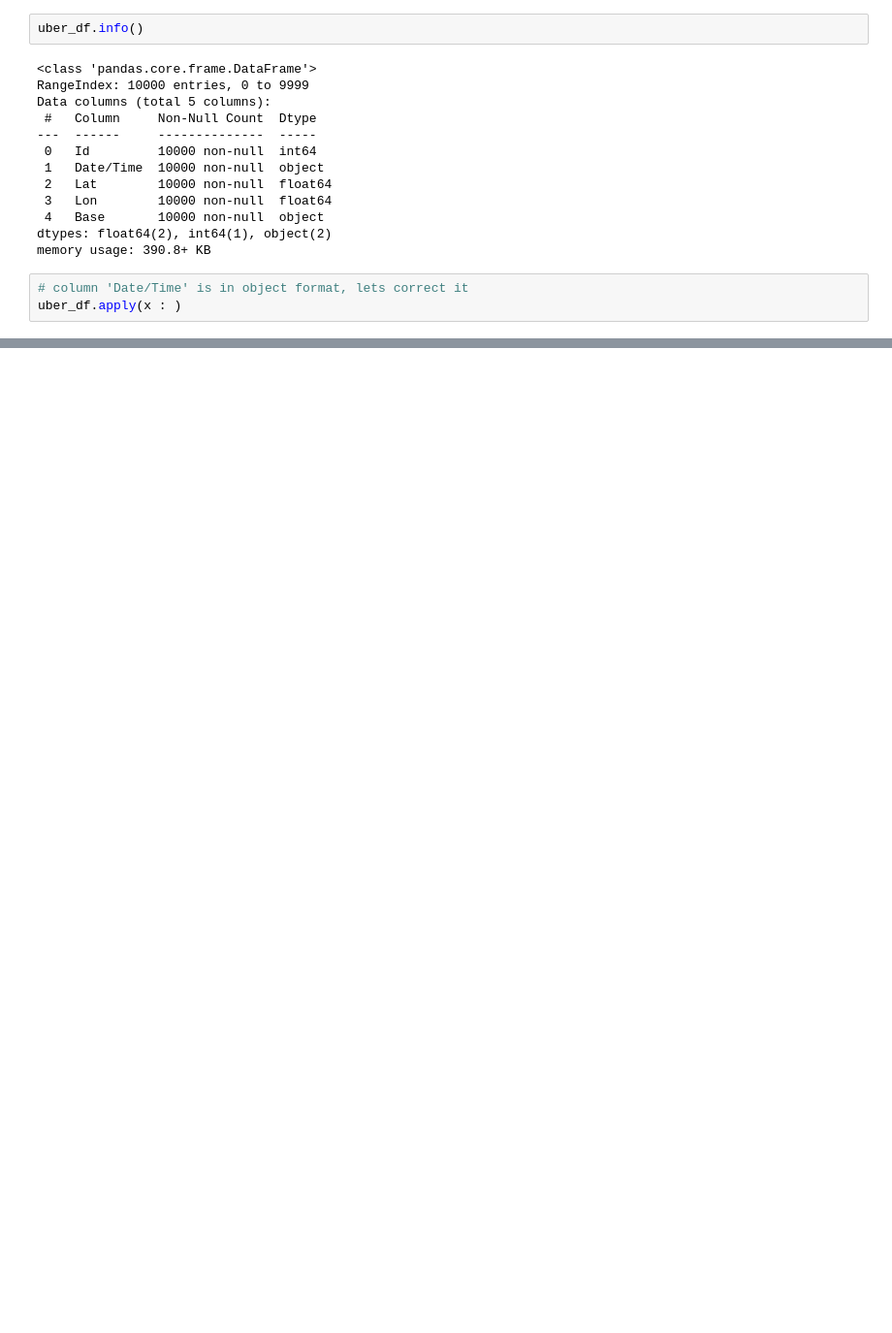
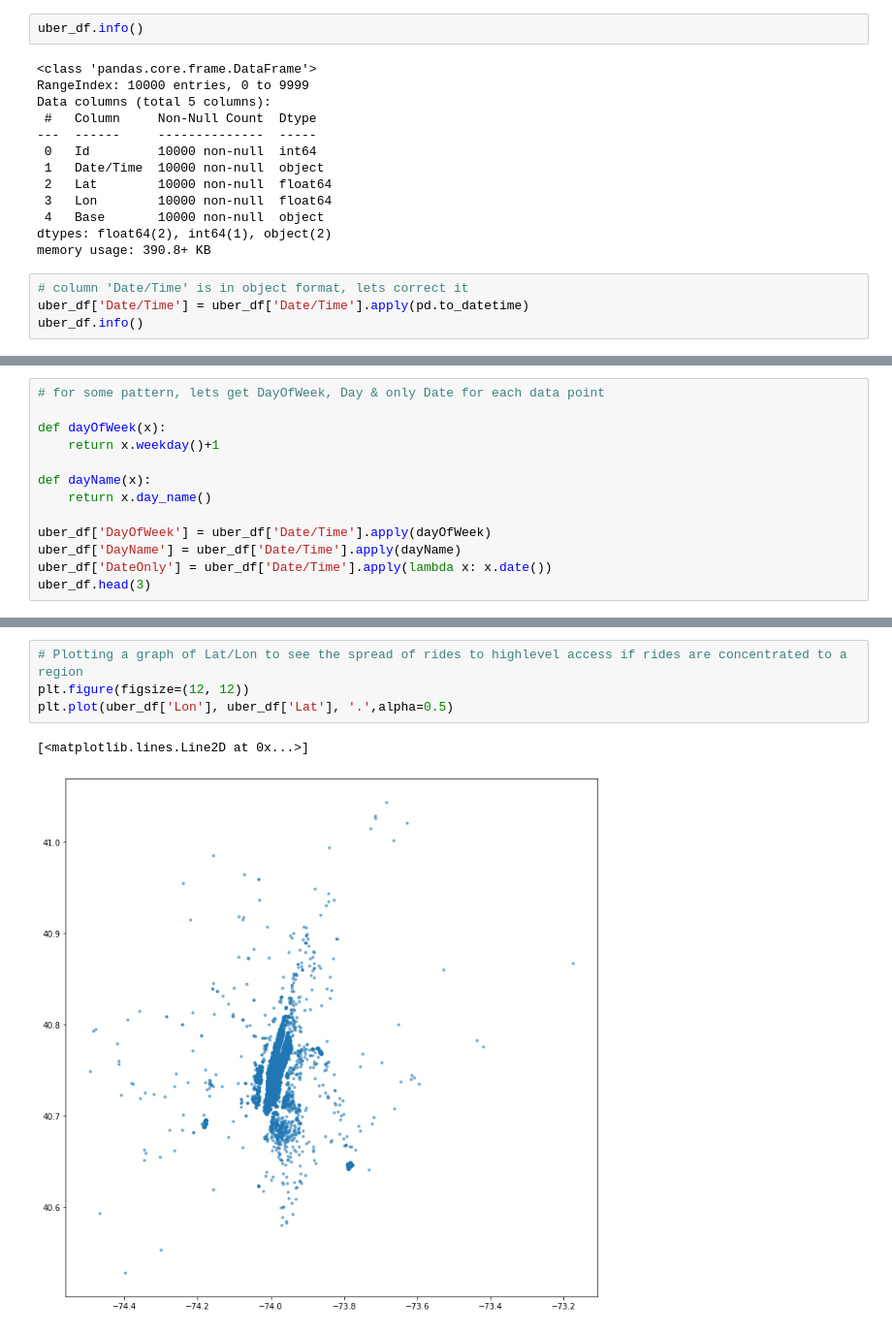
Before and after one commit to gridl/python-examples, a Jupyter notebook: pandas-samples.ipynb, the cells around one changed output, grey strips where cells are left out. Shown at 97% size. Drawn from its saved outputs; the diff is of its cells as text; blank space fills up the shorter version.

```diff
--- a/pandas-samples.ipynb
+++ b/pandas-samples.ipynb
@@ -39,4 +39,5 @@ dtypes: float64(2), int64(1), object(2)
 memory usage: 390.8+ KB
 # %%
 # column 'Date/Time' is in object format, lets correct it
-uber_df.apply(x : )
+uber_df['Date/Time'] = uber_df['Date/Time'].apply(pd.to_datetime)
+uber_df.info()
@@ -42,0 +57,13 @@ uber_df.apply(x : )
+# %%
+# for some pattern, lets get DayOfWeek, Day & only Date for each data point
+
+def dayOfWeek(x):
+    return x.weekday()+1
+
+def dayName(x):
+    return x.day_name()
+
+uber_df['DayOfWeek'] = uber_df['Date/Time'].apply(dayOfWeek)
+uber_df['DayName'] = uber_df['Date/Time'].apply(dayName)
+uber_df['DateOnly'] = uber_df['Date/Time'].apply(lambda x: x.date())
+uber_df.head(3)
@@ -42,0 +106,7 @@ uber_df.apply(x : )
+# %%
+# Plotting a graph of Lat/Lon to see the spread of rides to highlevel access if rides are concentrated to a region
+plt.figure(figsize=(12, 12))
+plt.plot(uber_df['Lon'], uber_df['Lat'], '.',alpha=0.5)
+# %% [output]
+[<matplotlib.lines.Line2D at 0x...>]
+[figure, added]
```
Also changed, not shown: parts of 6 cells of this notebook, 4 other files.
